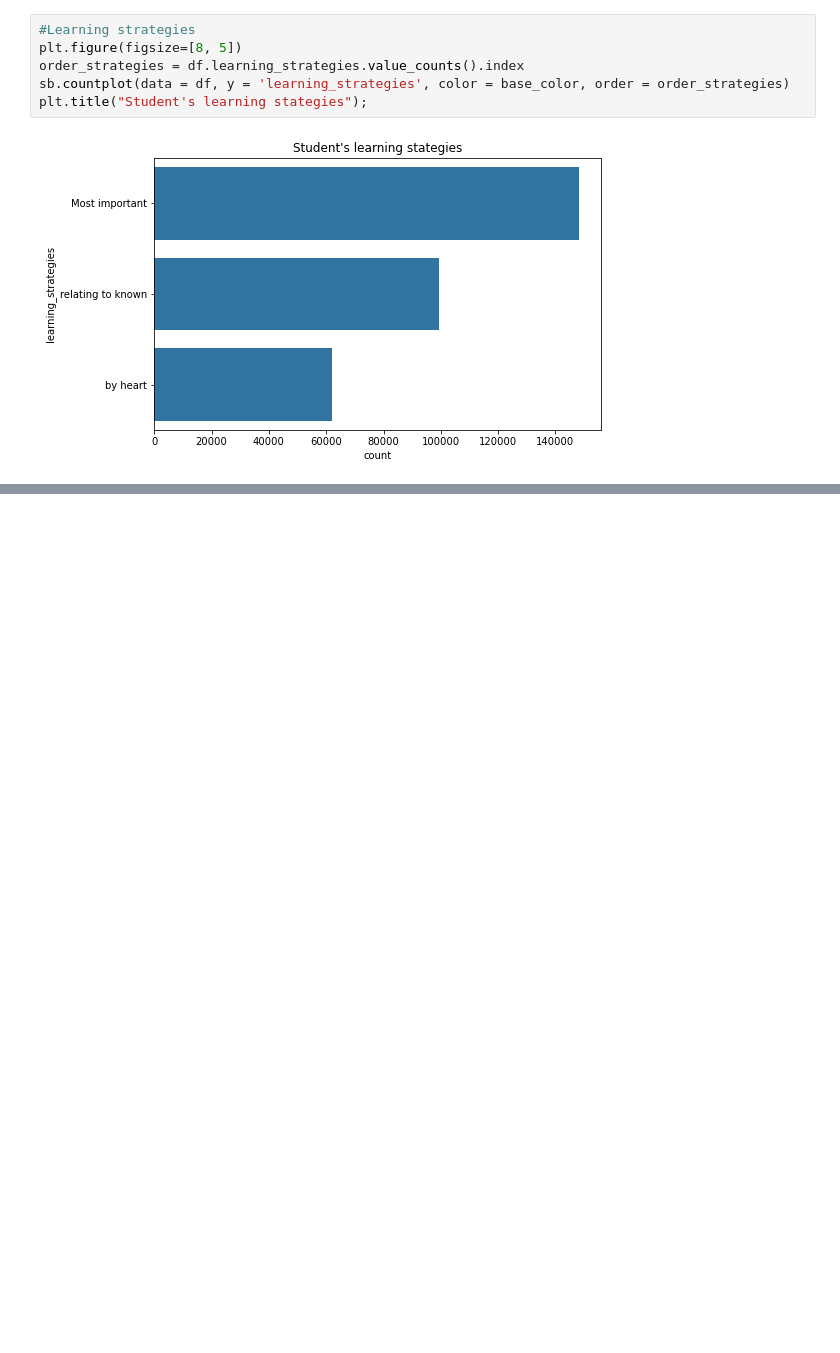
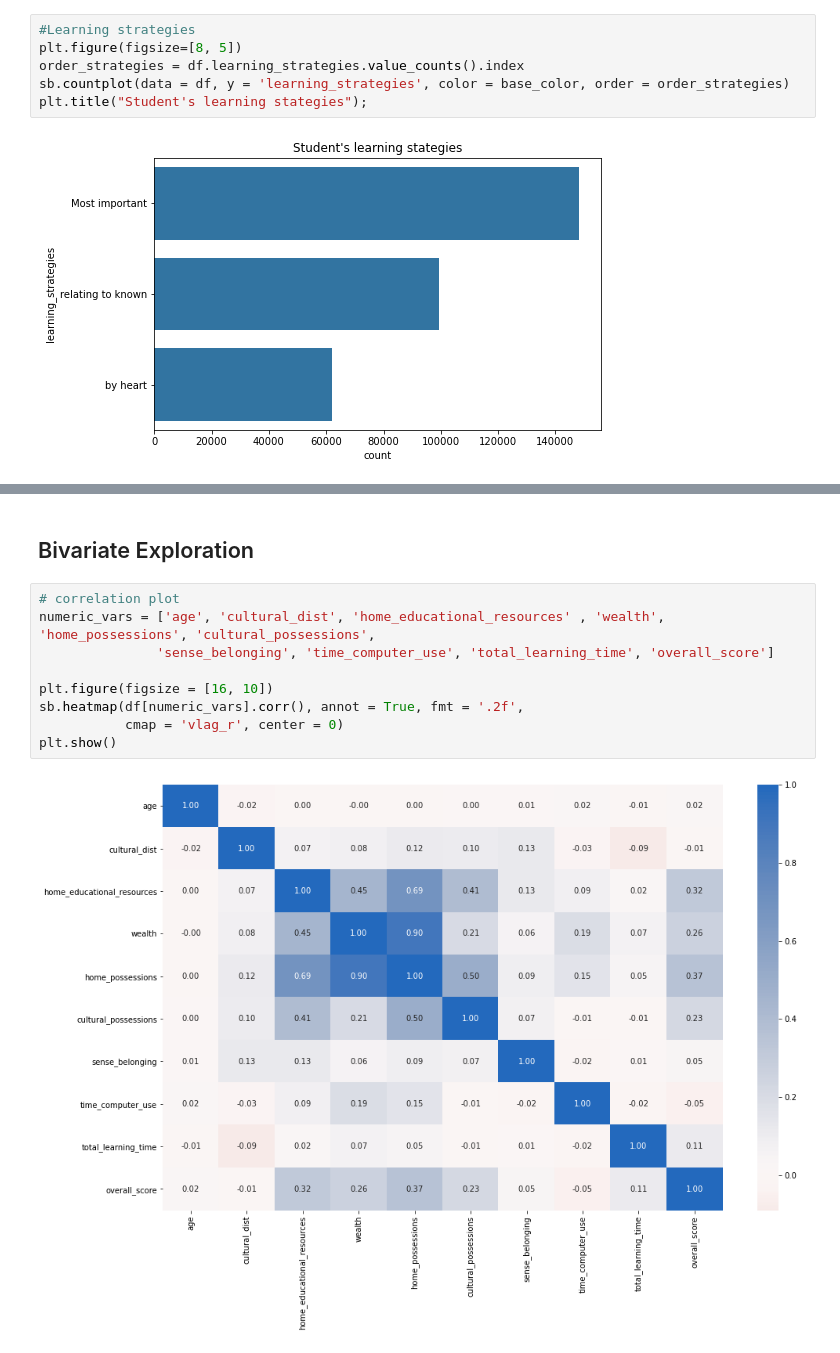
Before and after one commit to rubenvf/Comunicate-PISA-Findings, a Jupyter notebook: pisa_exploration.ipynb, the cells around one changed output, grey strips where cells are left out. Saved outputs shown, nothing was run; the diff lists cells and outputs as text; blank space fills up the shorter version.

Commit message:
feat: First version bivariate exploration

```diff
--- a/pisa_exploration.ipynb
+++ b/pisa_exploration.ipynb
@@ -317,0 +355,13 @@ plt.title("Student's learning stategies");
+# %% [markdown]
+## Bivariate Exploration
+# %%
+# correlation plot
+numeric_vars = ['age', 'cultural_dist', 'home_educational_resources' , 'wealth', 'home_possessions', 'cultural_possessions',
+               'sense_belonging', 'time_computer_use', 'total_learning_time', 'overall_score']
+
+plt.figure(figsize = [16, 10])
+sb.heatmap(df[numeric_vars].corr(), annot = True, fmt = '.2f',
+           cmap = 'vlag_r', center = 0)
+plt.show()
+# %% [output]
+[figure, added]
```
Also changed, not shown: parts of 28 cells of this notebook.
